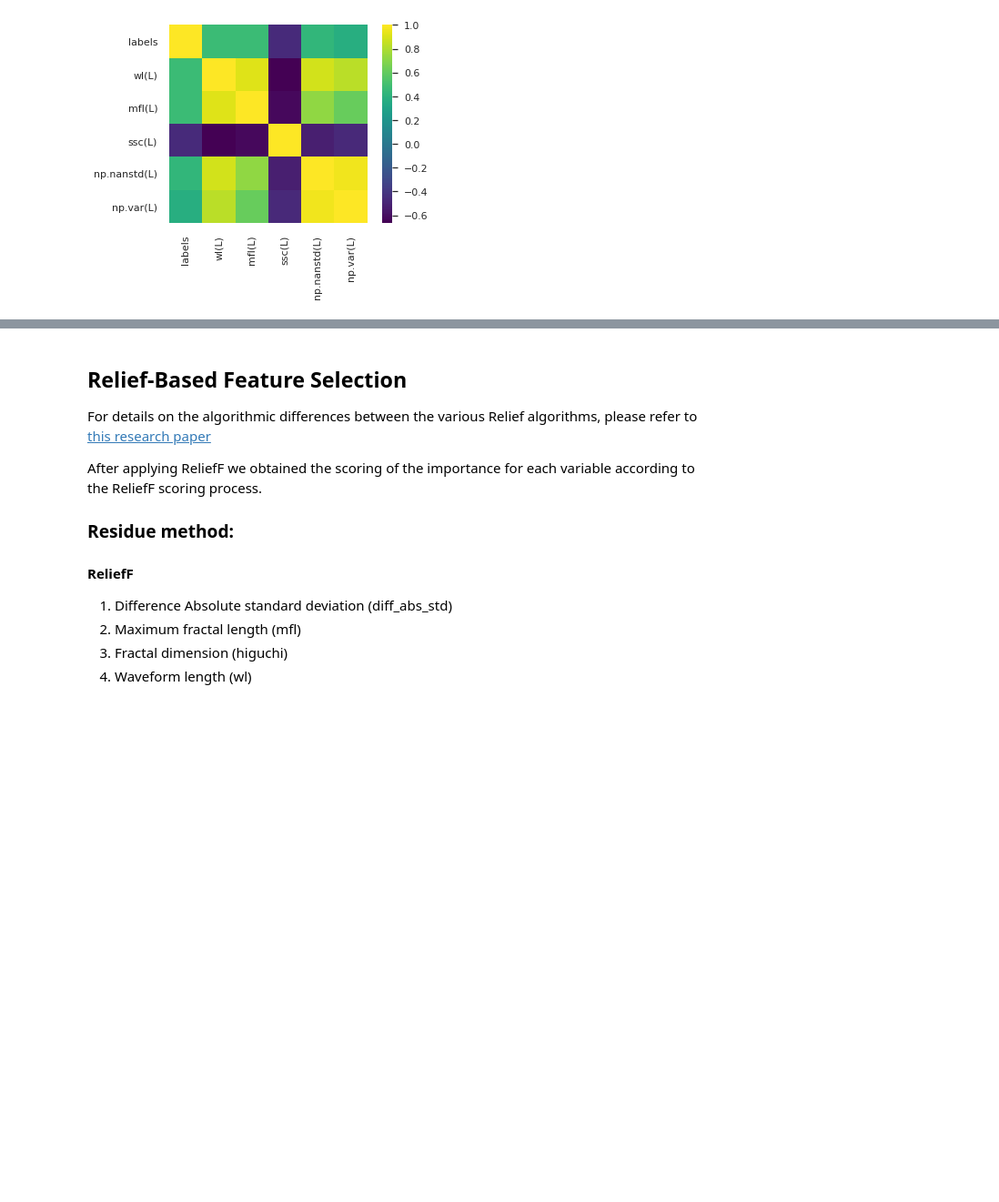
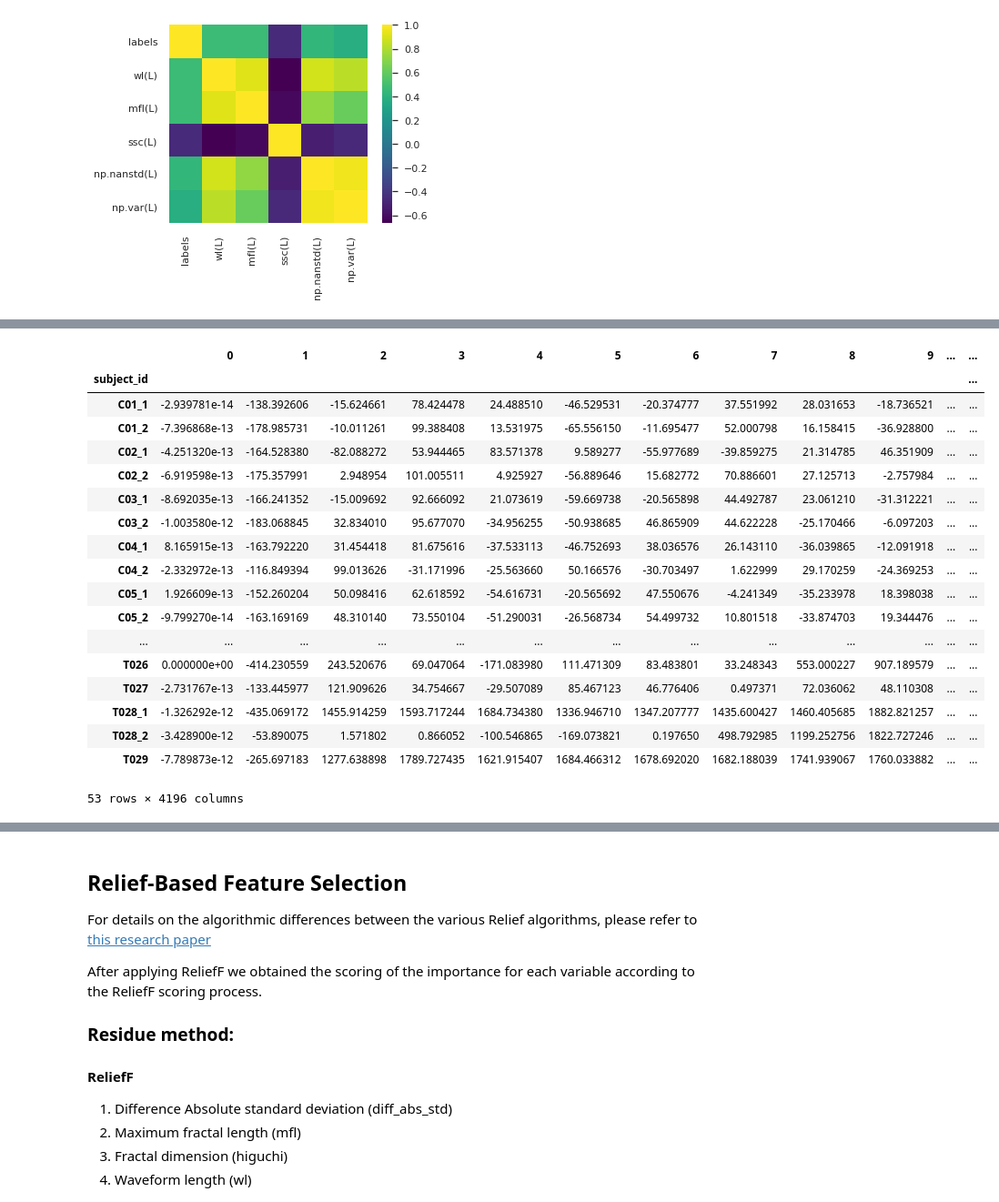
Before and after one commit to spolex/spiral, a Jupyter notebook: notebooks/202208_spiral_Discrete Cosine Transform for the Analysis of Essential Tremor.ipynb, the cells around one changed output, grey strips where cells are left out. Shown at 91% size. Saved outputs shown, nothing was run; the diff lists cells and outputs as text; code cells hidden in the pictures; blank space fills up the shorter version.

```diff
--- a/notebooks/202208_spiral_Discrete Cosine Transform for the Analysis of Essential Tremor.ipynb
+++ b/notebooks/202208_spiral_Discrete Cosine Transform for the Analysis of Essential Tremor.ipynb
@@ -310,0 +307,22 @@ r_features.sample(5)
+# %%
+r_df
+# %% [output]
+|  | 0 | 1 | 2 | 3 | 4 | 5 | 6 | 7 | 8 | 9 | ... | ... |
+| subject_id |  |  |  |  |  |  |  |  |  |  |  | ... |
+| C01_1 | -2.939781e-14 | -138.392606 | -15.624661 | 78.424478 | 24.488510 | -46.529531 | -20.374777 | 37.551992 | 28.031653 | -18.736521 | ... | ... |
+| C01_2 | -7.396868e-13 | -178.985731 | -10.011261 | 99.388408 | 13.531975 | -65.556150 | -11.695477 | 52.000798 | 16.158415 | -36.928800 | ... | ... |
+| C02_1 | -4.251320e-13 | -164.528380 | -82.088272 | 53.944465 | 83.571378 | 9.589277 | -55.977689 | -39.859275 | 21.314785 | 46.351909 | ... | ... |
+| C02_2 | -6.919598e-13 | -175.357991 | 2.948954 | 101.005511 | 4.925927 | -56.889646 | 15.682772 | 70.886601 | 27.125713 | -2.757984 | ... | ... |
+| C03_1 | -8.692035e-13 | -166.241352 | -15.009692 | 92.666092 | 21.073619 | -59.669738 | -20.565898 | 44.492787 | 23.061210 | -31.312221 | ... | ... |
+| C03_2 | -1.003580e-12 | -183.068845 | 32.834010 | 95.677070 | -34.956255 | -50.938685 | 46.865909 | 44.622228 | -25.170466 | -6.097203 | ... | ... |
+| C04_1 | 8.165915e-13 | -163.792220 | 31.454418 | 81.675616 | -37.533113 | -46.752693 | 38.036576 | 26.143110 | -36.039865 | -12.091918 | ... | ... |
+| C04_2 | -2.332972e-13 | -116.849394 | 99.013626 | -31.171996 | -25.563660 | 50.166576 | -30.703497 | 1.622999 | 29.170259 | -24.369253 | ... | ... |
+| C05_1 | 1.926609e-13 | -152.260204 | 50.098416 | 62.618592 | -54.616731 | -20.565692 | 47.550676 | -4.241349 | -35.233978 | 18.398038 | ... | ... |
+| C05_2 | -9.799270e-14 | -163.169169 | 48.310140 | 73.550104 | -51.290031 | -26.568734 | 54.499732 | 10.801518 | -33.874703 | 19.344476 | ... | ... |
+| ... | ... | ... | ... | ... | ... | ... | ... | ... | ... | ... | ... | ... |
+| T026 | 0.000000e+00 | -414.230559 | 243.520676 | 69.047064 | -171.083980 | 111.471309 | 83.483801 | 33.248343 | 553.000227 | 907.189579 | ... | ... |
+| T027 | -2.731767e-13 | -133.445977 | 121.909626 | 34.754667 | -29.507089 | 85.467123 | 46.776406 | 0.497371 | 72.036062 | 48.110308 | ... | ... |
+| T028_1 | -1.326292e-12 | -435.069172 | 1455.914259 | 1593.717244 | 1684.734380 | 1336.946710 | 1347.207777 | 1435.600427 | 1460.405685 | 1882.821257 | ... | ... |
+| T028_2 | -3.428900e-12 | -53.890075 | 1.571802 | 0.866052 | -100.546865 | -169.073821 | 0.197650 | 498.792985 | 1199.252756 | 1822.727246 | ... | ... |
+| T029 | -7.789873e-12 | -265.697183 | 1277.638898 | 1789.727435 | 1621.915407 | 1684.466312 | 1678.692020 | 1682.188039 | 1741.939067 | 1760.033882 | ... | ... |
+53 rows × 4196 columns
```
Also changed, not shown: parts of 12 cells of this notebook, 5 other files.
